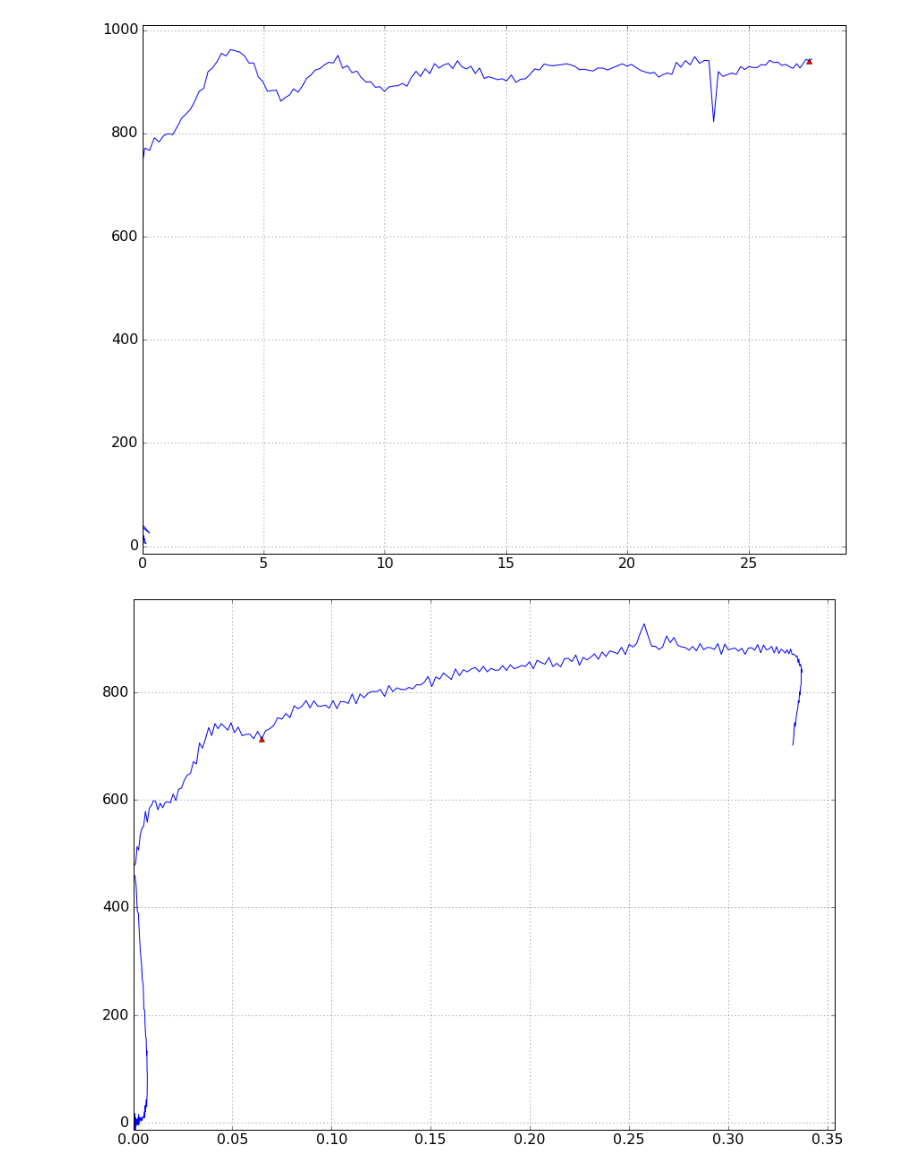
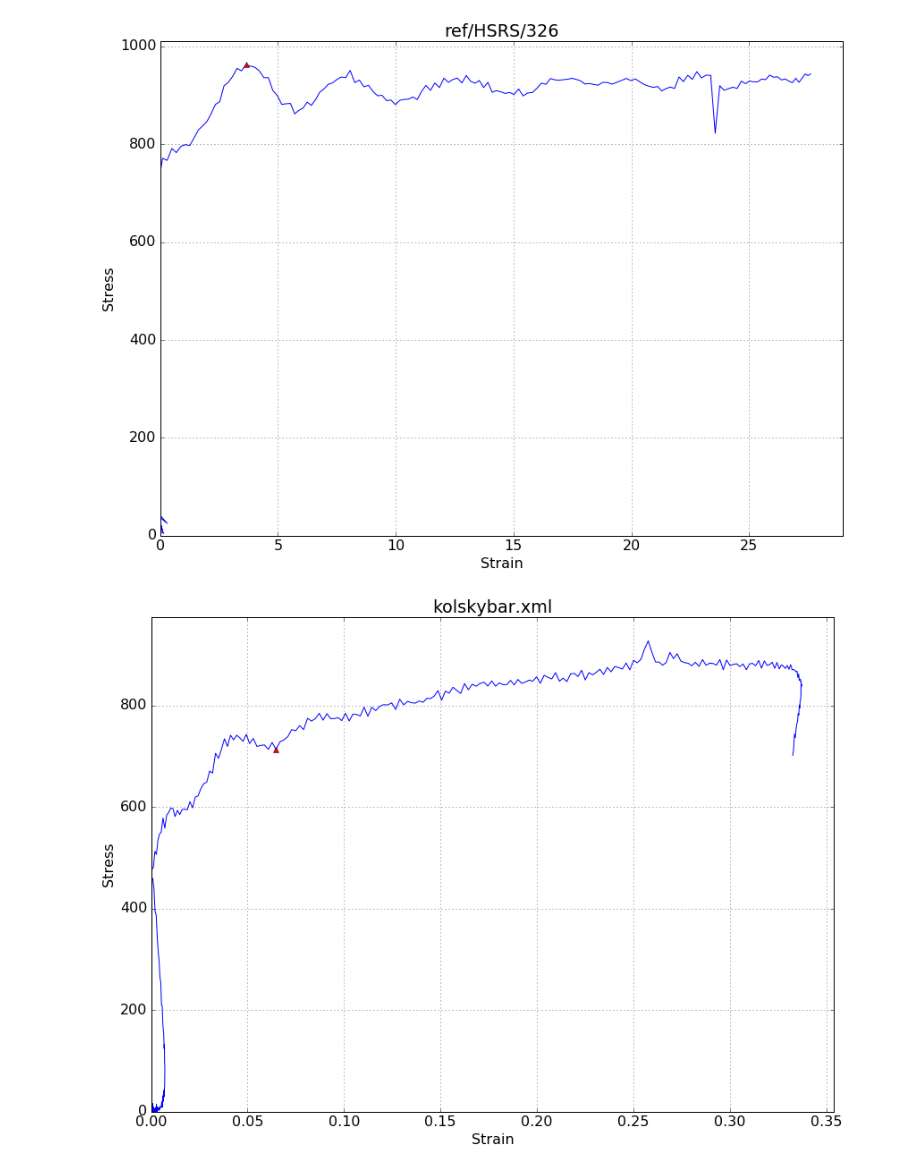
Before and after one commit to ednusi/MatPy, a Jupyter notebook: Testing the ML Capabilities and Debugging XML Parser.ipynb, the cells around one changed output. Drawn from its saved outputs; the diff is of its cells as text; code cells hidden in the pictures.

Commit message:
Fix test suite, create parameters for variable datasets, and ensure that it works for XML

```diff
--- a/Testing the ML Capabilities and Debugging XML Parser.ipynb
+++ b/Testing the ML Capabilities and Debugging XML Parser.ipynb
@@ -1,23 +3,30 @@
 # %%
-%matplotlib inline
-
 from irreversible_stressstrain import StressStrain as strainmodel
 import test_suite as suite
 import graph_suite as plot
 import numpy as np
+reload(suite)
 
-data1 = strainmodel('ref/HSRS/22').get_experimental_data()
-data2 = strainmodel('ref/HSRS/222').get_experimental_data()
-data3 = strainmodel('ref/HSRS/326').get_experimental_data()
-data4 = strainmodel('kolskybar.xml',type='xml').get_experimental_data()[:,:2]
+xtitle = 'Strain'
+ytitle = 'Stress'
+
+name1 = 'ref/HSRS/22'
+name2 = 'ref/HSRS/222'
+name3 = 'ref/HSRS/326'
+name4 = 'kolskybar.xml'
+
+data1 = strainmodel(name1).get_experimental_data()
+data2 = strainmodel(name2).get_experimental_data()
+data3 = strainmodel(name3).get_experimental_data()
+data4 = strainmodel(name4, type='xml').get_experimental_data()[:,:2]
 
 yield1 = suite.yield_stress(data1)
 yield2 = suite.yield_stress(data2)
-yield3 = suite.yield_stress(data3, cutoff=1)
-yield4 = suite.yield_stress(data4)
+yield3 = suite.yield_stress(data3,cutoff = 1)
+yield4 = suite.yield_stress(data4, decreasingend=True)
 
-plot.plotmult2D(data1,yield1)
-plot.plotmult2D(data2,yield2)
-plot.plotmult2D(data3,yield3)
-plot.plotmult2D(data4,yield4)
+plot.plotmult2D(data1,yield1, title=name1, xtitle=xtitle, ytitle=ytitle)
+plot.plotmult2D(data2,yield2, title=name2, xtitle=xtitle, ytitle=ytitle)
+plot.plotmult2D(data3,yield3, title=name3, xtitle=xtitle, ytitle=ytitle)
+plot.plotmult2D(data4,yield4, title=name4, xtitle=xtitle, ytitle=ytitle)
 # %% [output]
@@ -26,2 +35,2 @@ plot.plotmult2D(data4,yield4)
-[figure, old version]
+[figure, new version]
-[figure, old version]
+[figure, new version]
```
Also changed, not shown: parts of 10 cells of this notebook, 19 other files.
